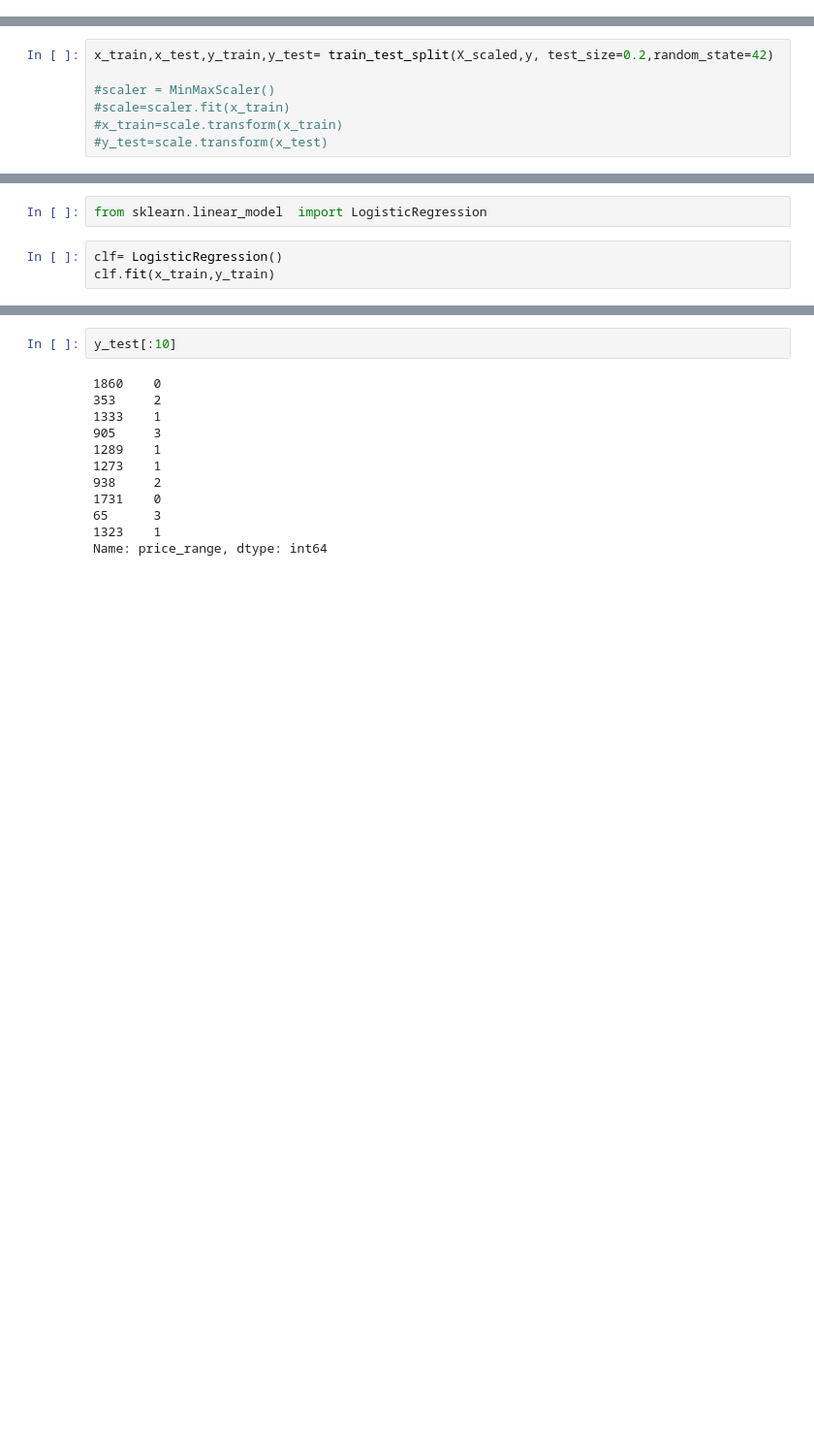
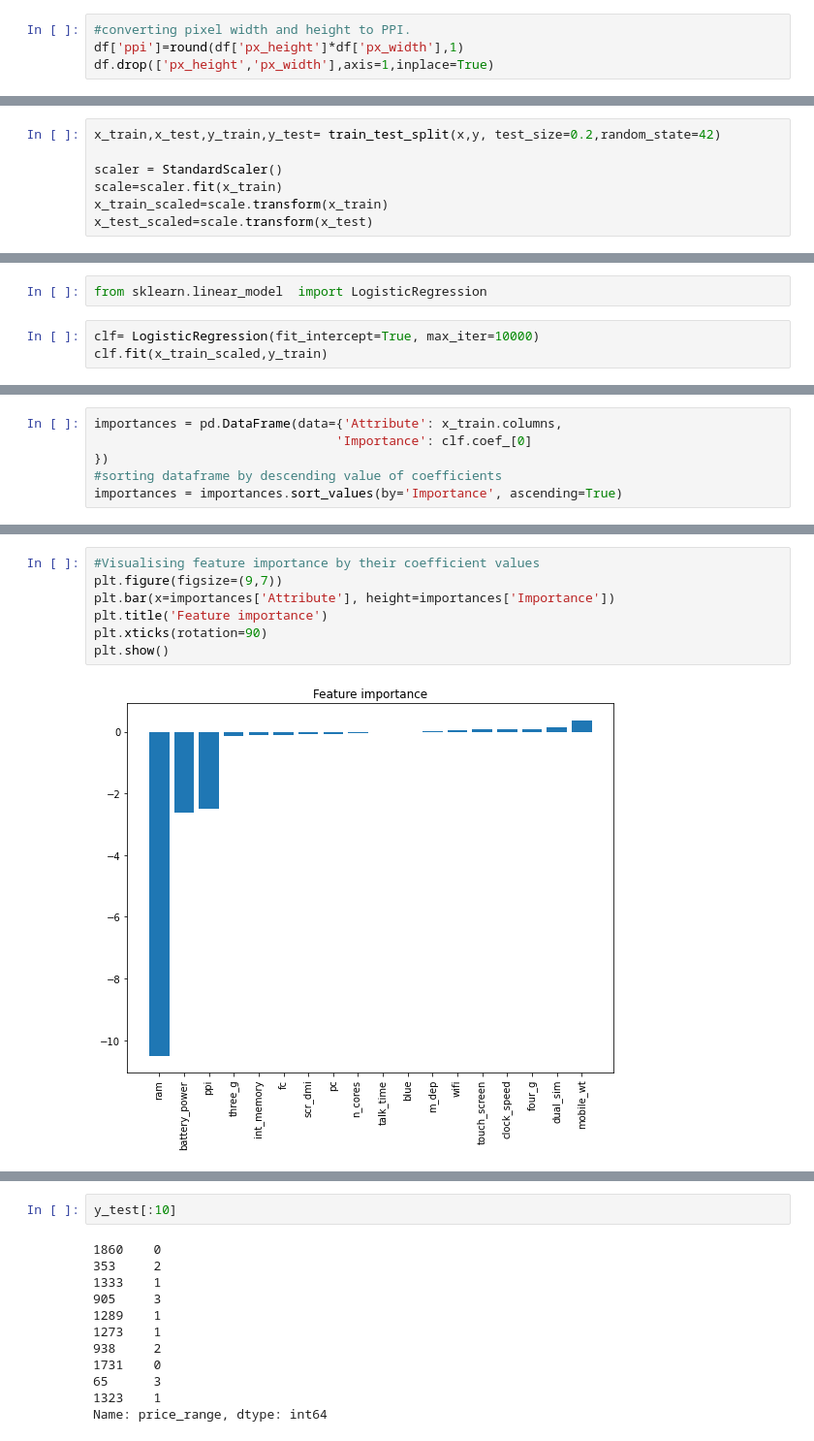
Before and after one commit to charann90/Mobile-Price-Range-Prediction, a Jupyter notebook: Mobile_price_Range_Prediction.ipynb, the cells around one changed output, grey strips where cells are left out. Shown at 97% size. Drawn from its saved outputs; the diff is of its cells as text; blank space fills up the shorter version.

```diff
--- a/Mobile_price_Range_Prediction.ipynb
+++ b/Mobile_price_Range_Prediction.ipynb
@@ -251,3 +263,7 @@ sns.boxplot(y=df['price_range'], x = df['three_g'])
+# %%
+#converting pixel width and height to PPI.
+df['ppi']=round(df['px_height']*df['px_width'],1)
+df.drop(['px_height','px_width'],axis=1,inplace=True)
 # %%
 y=df['price_range']
 x=df.drop(['price_range'],axis=1)
@@ -258,10 +276,10 @@ X_scaled = scaler.fit_transform(x)
 # %%
-x_train,x_test,y_train,y_test= train_test_split(X_scaled,y, test_size=0.2,random_state=42)
+x_train,x_test,y_train,y_test= train_test_split(x,y, test_size=0.2,random_state=42)
 
-#scaler = MinMaxScaler()
-#scale=scaler.fit(x_train)
-#x_train=scale.transform(x_train)
-#y_test=scale.transform(x_test)
+scaler = StandardScaler()
+scale=scaler.fit(x_train)
+x_train_scaled=scale.transform(x_train)
+x_test_scaled=scale.transform(x_test)
 # %%
 x_train.shape
 # %% [output]
@@ -275,6 +293,6 @@ logistic regression
 # %%
 from sklearn.linear_model  import LogisticRegression
 # %%
-clf= LogisticRegression()
-clf.fit(x_train,y_train)
+clf= LogisticRegression(fit_intercept=True, max_iter=10000)
+clf.fit(x_train_scaled,y_train)
 # %% [output]
@@ -290,0 +300,6 @@ y_pred=clf.predict(x_test)
+# %%
+importances = pd.DataFrame(data={'Attribute': x_train.columns,
+                                'Importance': clf.coef_[0]
+})
+#sorting dataframe by descending value of coefficients
+importances = importances.sort_values(by='Importance', ascending=True)
@@ -290,0 +326,9 @@ y_pred=clf.predict(x_test)
+# %%
+#Visualising feature importance by their coefficient values
+plt.figure(figsize=(9,7))
+plt.bar(x=importances['Attribute'], height=importances['Importance'])
+plt.title('Feature importance')
+plt.xticks(rotation=90)
+plt.show()
+# %% [output]
+[figure, added]
```
Also changed, not shown: parts of 40 cells of this notebook.
